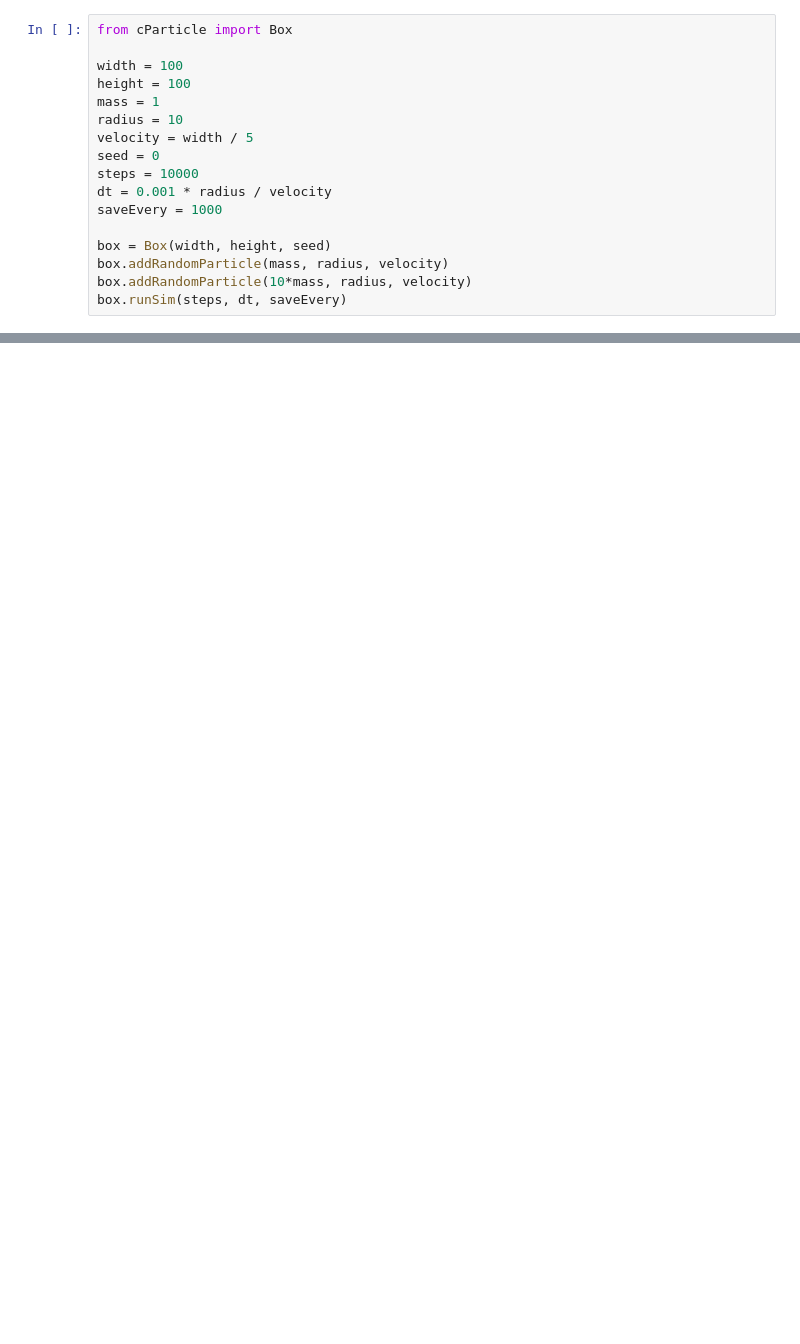
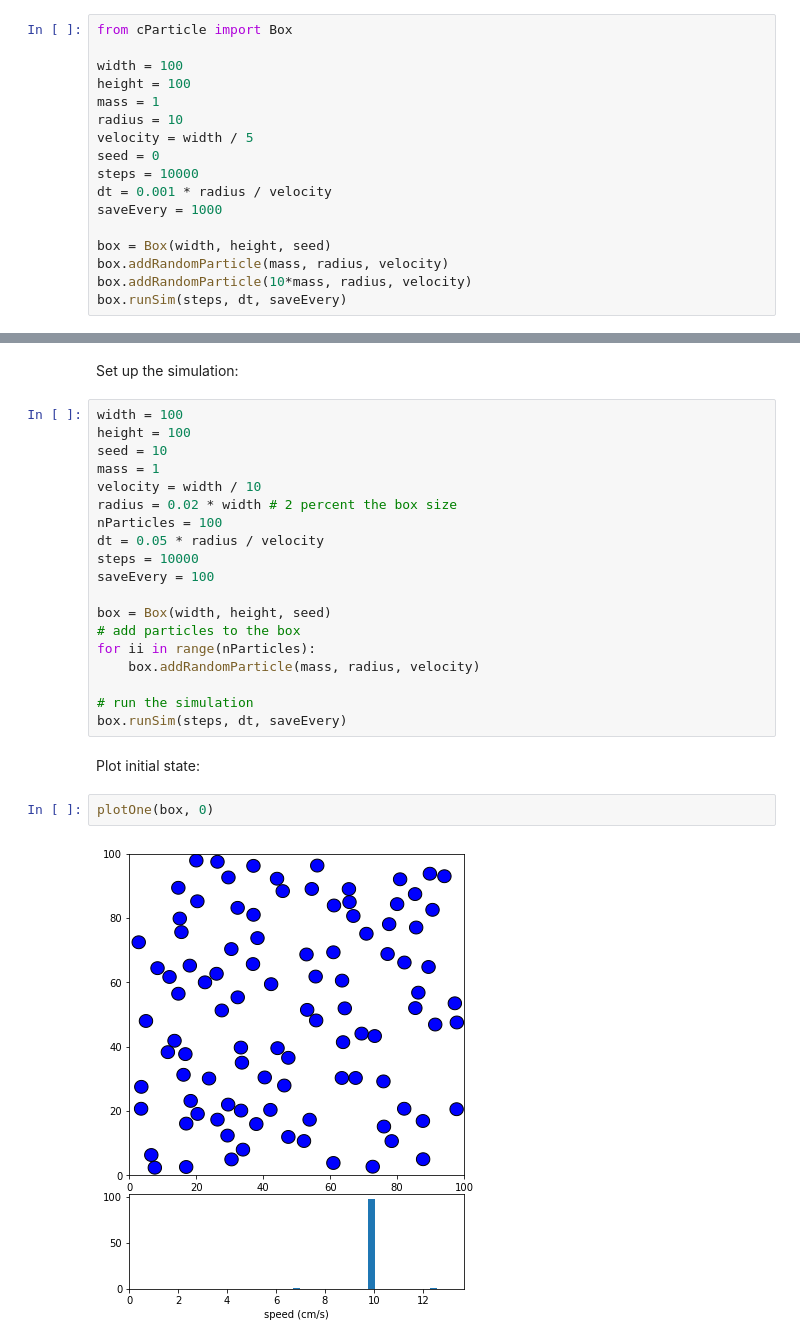
Before and after one commit to csayres/astro507, a Jupyter notebook: hw1/sayreshw1.ipynb, the cells around one changed output, grey strips where cells are left out. Saved outputs shown, nothing was run; the diff lists cells and outputs as text; blank space fills up the shorter version.

```diff
--- a/hw1/sayreshw1.ipynb
+++ b/hw1/sayreshw1.ipynb
@@ -69,0 +103,27 @@ box.runSim(steps, dt, saveEvery)
+# %% [markdown]
+Set up the simulation:
+# %%
+width = 100
+height = 100
+seed = 10
+mass = 1
+velocity = width / 10
+radius = 0.02 * width # 2 percent the box size
+nParticles = 100
+dt = 0.05 * radius / velocity
+steps = 10000
+saveEvery = 100
+
+box = Box(width, height, seed)
+# add particles to the box
+for ii in range(nParticles):
+    box.addRandomParticle(mass, radius, velocity)
+
+# run the simulation
+box.runSim(steps, dt, saveEvery)
+# %% [markdown]
+Plot initial state:
+# %%
+plotOne(box, 0)
+# %% [output]
+[figure, added]
```
Also changed, not shown: parts of 29 cells of this notebook, 3 other files.
